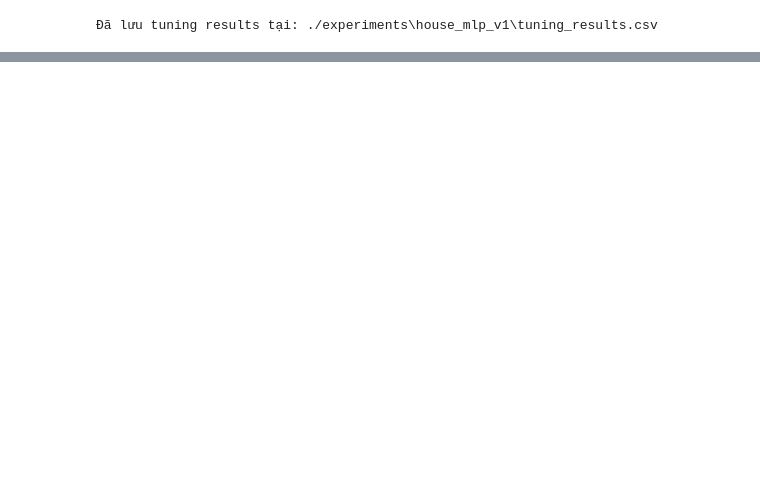
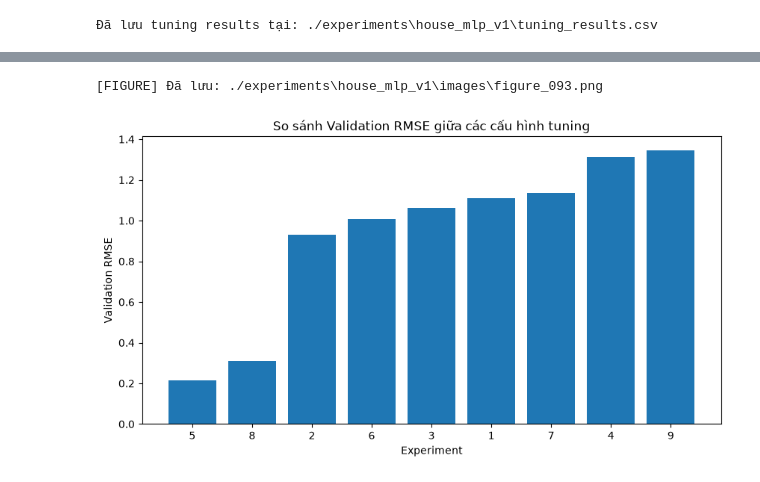
Before and after one commit to SGHPK0905/DeepLearning_3SV_DDU1231, a Jupyter notebook: BaitapNhom/Lab02/experiments/house_mlp_v1/Son_notebook/house_v2.ipynb, the cells around one changed output, grey strips where cells are left out. Saved outputs shown, nothing was run; the diff lists cells and outputs as text; code cells hidden in the pictures; blank space fills up the shorter version.

```diff
--- a/BaitapNhom/Lab02/experiments/house_mlp_v1/Son_notebook/houve_v2.ipynb
+++ b/BaitapNhom/Lab02/experiments/house_mlp_v1/Son_notebook/house_v2.ipynb
@@ -1086 +1086,19 @@ Best Validation RMSE: 0.2168
 ============================================================
+# %%
+# ================= BIỂU ĐỒ KẾT QUẢ TUNING =================
+
+plt.figure(figsize=(10, 5))
+
+plt.bar(
+    tuning_results_df["experiment"].astype(str),
+    tuning_results_df["val_rmse"]
+)
+
+plt.xlabel("Experiment")
+plt.ylabel("Validation RMSE")
+plt.title("So sánh Validation RMSE giữa các cấu hình tuning")
+
+plt.show()
+# %% [output]
+[FIGURE] Đã lưu: ./experiments\house_mlp_v1\images\figure_093.png
+[figure, added]
```
Also changed, not shown: parts of 11 cells of this notebook, 30 other files.
